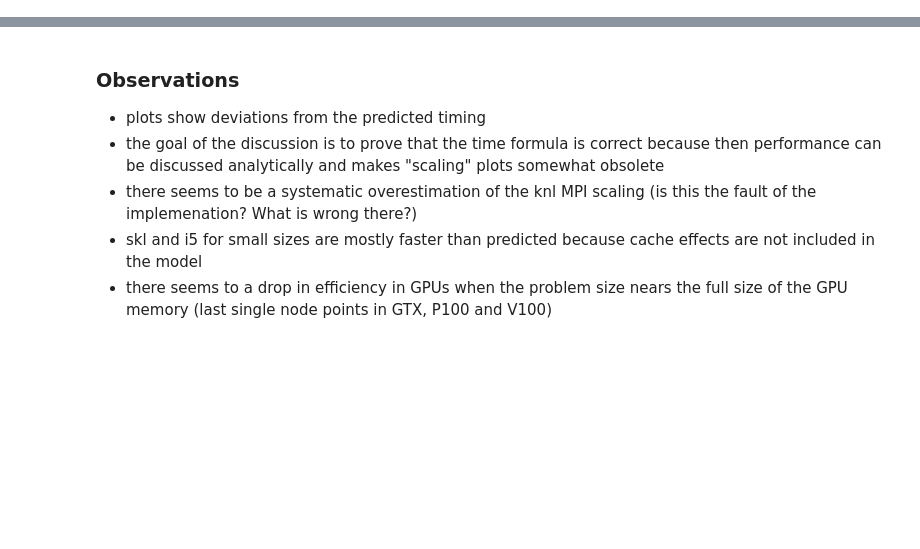
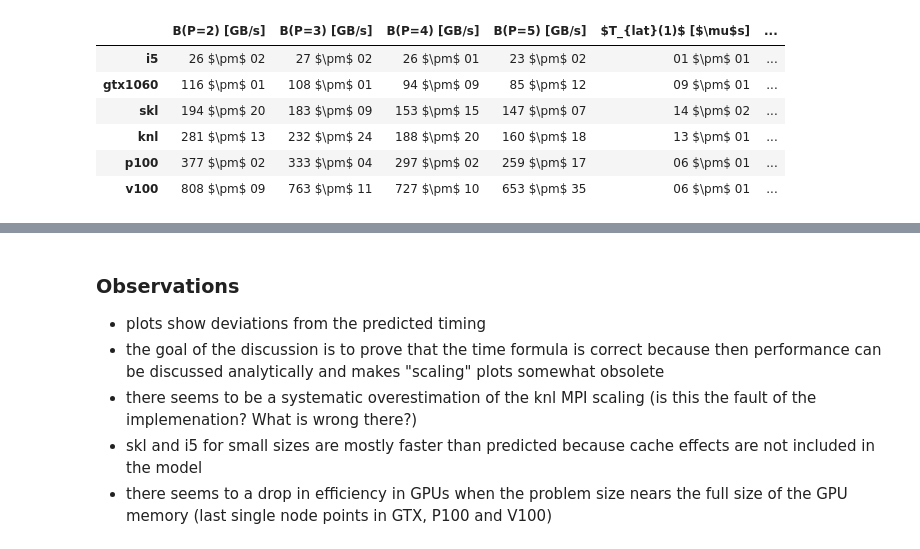
Before and after one commit to mwiesenberger/performance, a Jupyter notebook: 5-prediction.ipynb, the cells around one changed output, grey strips where cells are left out. Drawn from its saved outputs; the diff is of its cells as text; code cells hidden in the pictures; blank space fills up the shorter version.

Commit message:
added errors in latency and reorder tables

```diff
--- a/5-prediction.ipynb
+++ b/5-prediction.ipynb
@@ -120,3 +76,62 @@ avg['avg']
+# %%
+lines=[]
+#now compute and plot the prediction
+archs = ['i5','gtx1060','skl','knl','p100','v100']
+for k in archs :
+    line =[]
+    for q,l in latencies.items():
+        m = memops[q]
+        M = m[0]+m[1]+m[2]
+        for n in [2,3,4,5]:
+            bw = [theo.loc[k,'axpby_bw'],theo.loc[k,'dot_bw'],theo.loc[k,'dxdy'+str(n)+'_bw']]
+            err_bw = [theo.loc[k,'axpby_bw_err'],theo.loc[k,'dot_bw_err'],theo.loc[k,'dxdy'+str(n)+'_bw_err']]
+            bandwidth = M/(m[0]/bw[0] + m[1]/bw[1] + m[2]/bw[2])
+            err_bandwidth = bandwidth/(m[0]/bw[0] + m[1]/bw[1] + m[2]/bw[2])*np.sqrt(
+                (m[0]/bw[0]**2*err_bw[0])**2 + (m[1]/bw[1]**2*err_bw[1])**2 + (m[2]/bw[2]**2*err_bw[2])**2  )
+            line.append( toString( bandwidth)+" $\pm$ "+toString(err_bandwidth))
+        L = l[0]+l[1]+l[2]
+        for dist in ['shared','dist']:
+            lat = [theo.loc[k,'axpby_lat_'+dist], theo.loc[k,'dot_lat_'+dist], theo.loc[k,'dxdy_lat_'+dist]]
+            err_lat = [theo.loc[k,'axpby_lat_'+dist+'_err'], theo.loc[k,'dot_lat_'+dist+'_err'], theo.loc[k,'dxdy_lat_'+dist+'_err']]
+            latency = ( l[0]*lat[0]+ l[1]* lat[1] + l[2]*lat[2])/L #in us
+            err_latency = np.sqrt( (l[0]*err_lat[0])**2 + (l[1]*err_lat[1])**2 + (l[2]*err_lat[2])**2 )/L
+            if (dist == 'dist') and ((k == 'i5') or (k=='gtx1060')):
+                line.append(toString( None))
+            else: line.append(toString( latency)+" $\pm$ "+toString(err_latency))
+        #print(q,latency)
+
+    lines.append(line)
+index = archs
+tuples=[]
+for p in latencies.keys():
+    for q in ['B(P=2) [GB/s]','B(P=3) [GB/s]','B(P=4) [GB/s]','B(P=5) [GB/s]',
+              '$T_{lat}(1)$ [$\mu$s]','$T_{lat}(4)$ [$\mu$s]']:
+        tuples.append((p,q))
+
+
+cols=pd.MultiIndex.from_tuples(tuples)
+
+avg = pd.DataFrame(lines, index=index, columns=cols)
+#avg.sort_values(by=('avg','B(P=2) [GB/s]'), inplace=True)
+#avg.loc[:,('cg','size')]=(avg['cg']['P=3']/1e3*9/34
+#                              )*avg['cg']['lat 4 [$\mu$s]']
+pd.set_option('display.float_format', lambda x: '%.0f' % x)
+#avg.loc['i5',('avg','$T_{lat}(4)$ [$\mu$s]')]='n/a'
+#avg.loc['gtx1060',('avg','$T_{lat}(4)$ [$\mu$s]')]='n/a'
+filename='avg.tex'
+with open(filename, 'wb') as f:
+    f.write(bytes(avg['avg'].to_latex(
+        escape=False,column_format='lp{1.5cm}p{1.5cm}p{1.5cm}p{1.5cm}p{1.2cm}p{1.2cm}',
+                               bold_rows=True),'UTF-8'))
+avg['avg']
+# %% [output]
+|  | B(P=2) [GB/s] | B(P=3) [GB/s] | B(P=4) [GB/s] | B(P=5) [GB/s] | $T_{lat}(1)$ [$\mu$s] | ... |
+| i5 | 26 $\pm$ 02 | 27 $\pm$ 02 | 26 $\pm$ 01 | 23 $\pm$ 02 | 01 $\pm$ 01 | ... |
+| gtx1060 | 116 $\pm$ 01 | 108 $\pm$ 01 | 94 $\pm$ 09 | 85 $\pm$ 12 | 09 $\pm$ 01 | ... |
+| skl | 194 $\pm$ 20 | 183 $\pm$ 09 | 153 $\pm$ 15 | 147 $\pm$ 07 | 14 $\pm$ 02 | ... |
+| knl | 281 $\pm$ 13 | 232 $\pm$ 24 | 188 $\pm$ 20 | 160 $\pm$ 18 | 13 $\pm$ 01 | ... |
+| p100 | 377 $\pm$ 02 | 333 $\pm$ 04 | 297 $\pm$ 02 | 259 $\pm$ 17 | 06 $\pm$ 01 | ... |
+| v100 | 808 $\pm$ 09 | 763 $\pm$ 11 | 727 $\pm$ 10 | 653 $\pm$ 35 | 06 $\pm$ 01 | ... |
 # %%
 del latencies['avg']
 del memops['avg']
```
Also changed, not shown: parts of 4 cells of this notebook, 2 other files.
